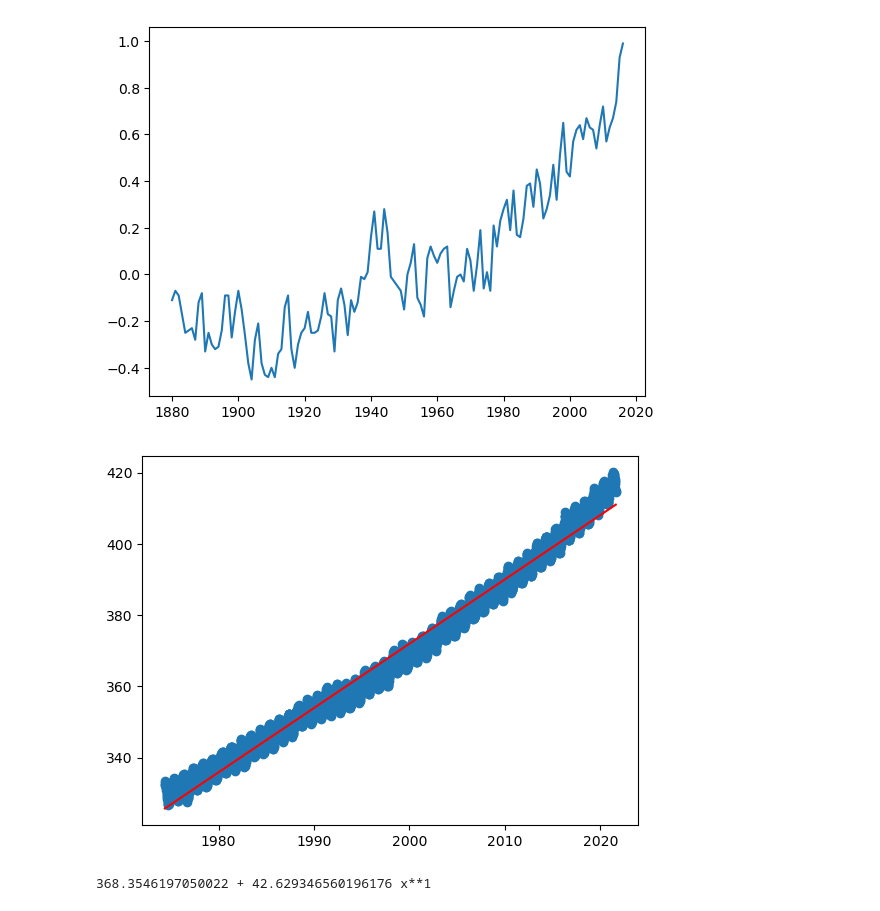
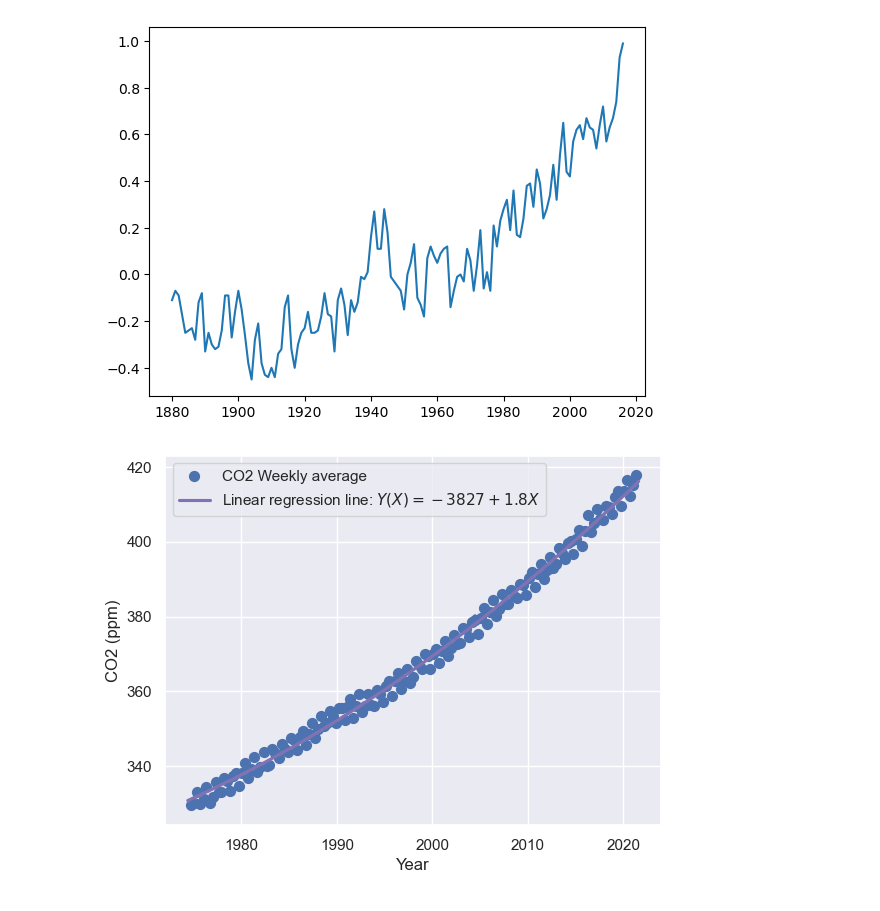
Before and after one commit to Teltnuag/EENG032, a Jupyter notebook: Homework.ipynb, the cells around one changed output. Cells and saved outputs as stored; diff of their text form; code cells hidden in the pictures.

````diff
--- a/Homework.ipynb
+++ b/Homework.ipynb
@@ -332,63 +332,68 @@ plt.show()
 
 # As written, this code is likely not working at intended, as the result from polyfit will give a first order polynomial in the wrong order (slope + intercept*x in this case), which gives nonsense results.
 # Assuming the intention is to use np.polynomial.Polynomial.fit instead, this provides a first order linear regression of the data. Instead of a Polynominal (power series), one could use one of the other types of series packaged with numpy such as Hermite or Chebyshev, although for these data there is unlikely to be much difference.
 
-import numpy as np
-import pandas as pd
+# import numpy as np
+# import pandas as pd
+# import matplotlib.pyplot as plt
 
-df = pd.read_csv('./co2_weekly_mlo.txt', skiprows=49,
-                     names=['yr', 'mon', 'day', 'decimal', 'ppm', ' #days', '1 yr ago', '10 yr ago', 'since 1800'],
-                     delim_whitespace=True)
-clean_df = df[df.ppm != -999.99]
-# pp = np.polynomial.Polynomial(np.polyfit(clean_df.decimal, clean_df.ppm, 1))
-pp = np.polynomial.Polynomial.fit(clean_df.decimal, clean_df.ppm, 1)
-plt.scatter(clean_df.decimal, clean_df.ppm)
-plt.plot(clean_df.decimal, pp(clean_df.decimal), color='red')
-plt.show()
-print(pp)
+# df = pd.read_csv('./co2_weekly_mlo.txt', skiprows=49,
+#                      names=['yr', 'mon', 'day', 'decimal', 'ppm', ' #days', '1 yr ago', '10 yr ago', 'since 1800'],
+#                      delim_whitespace=True)
+# clean_df = df[df.ppm != -999.99]
+# # pp = np.polynomial.Polynomial(np.polyfit(clean_df.decimal, clean_df.ppm, 1))
+# pp = np.polynomial.Polynomial.fit(clean_df.decimal, clean_df.ppm, 1)
+# plt.scatter(clean_df.decimal, clean_df.ppm)
+# plt.plot(clean_df.decimal, pp(clean_df.decimal), color='red')
+# plt.show()
+
 # ### Problem 2
-# * print(pp)
+# print(pp)
+# 368.3546197050022 + 42.629346560196346 x**1
 
 # ### Problem 3
 
 #  - [ ] What happens if you try to run this
+
+# It will error because probably scipy was meant instead of scipi.
+# The result of the scipy linear regression is:
+# LinregressResult(slope=1.8047605495309722, intercept=-3237.5569582578814, rvalue=0.9911821949894736, pvalue=0.0, stderr=0.004878357419459091, intercept_stderr=9.747602868361952)
 
 # ```python
 # import scipi as sp
 # sp.stats.linregress(clean_df.decimal, clean_df.ppm)
 # ```
 
 # ### Problem 4
 
 # - [ ] For the Seaborn example
 #    - [ ] Change the order to: 2 or 3
 
 # ```python
-# import seaborn as sns; sns.set_theme(color_codes=True)
-# import pandas as pd
-# import matplotlib.pyplot as plt
+import seaborn as sns; sns.set_theme(color_codes=True)
+import pandas as pd
+import matplotlib.pyplot as plt
 
 # # Get Data
-# df = pd.read_csv('co2_weekly_mlo.txt', skiprows=49,
-#                  names=['yr', 'mon', 'day', 'decimal','ppm', '#days', '1 yr ago', '10 yr ago', 'since 1800'],
-#                  delim_whitespace=True)
-# clean_df = df[df.ppm != -999.99]
-# # Set the plots
-# ax = sns.regplot(x='decimal', y='ppm', data=clean_df, ci=95, order=1,
-#                  line_kws={'label': 'Linear regression line: $Y(X)=-3827 + 1.8 X$', 'color': 'm'},
-#                  label="CO2 Weekly average")
-# ax.set_ylabel("CO2 (ppm)")
-# ax.set_xlabel("Year")
-# ax.legend(loc="upper left")
-# plt.show()
+df = pd.read_csv('co2_weekly_mlo.txt', skiprows=49,
+                 names=['yr', 'mon', 'day', 'decimal','ppm', '#days', '1 yr ago', '10 yr ago', 'since 1800'],
+                 delim_whitespace=True)
+clean_df = df[df.ppm != -999.99]
+# Set the plots
+ax = sns.regplot(x='decimal', y='ppm', data=clean_df, ci=95, order=2, x_bins=150,
+                 line_kws={'label': 'Linear regression line: $Y(X)=-3827 + 1.8 X$', 'color': 'm'},
+                 label="CO2 Weekly average")
+ax.set_ylabel("CO2 (ppm)")
+ax.set_xlabel("Year")
+ax.legend(loc="upper left")
+plt.show()
 # ```
 
 # ### Problem 5 (a,b)
 #    - [ ] Add x_bins = 100
 #    - [ ] Add x_bins = 50
 # %% [output]
-[figure, old version]
+[figure, new version]
-368.3546197050022 + 42.629346560196176 x**1
 # %%
 # # Python 101: Homework
 # ## By Evelyn J. Boettcher
````
Also changed, not shown: parts of 2 cells of this notebook.
